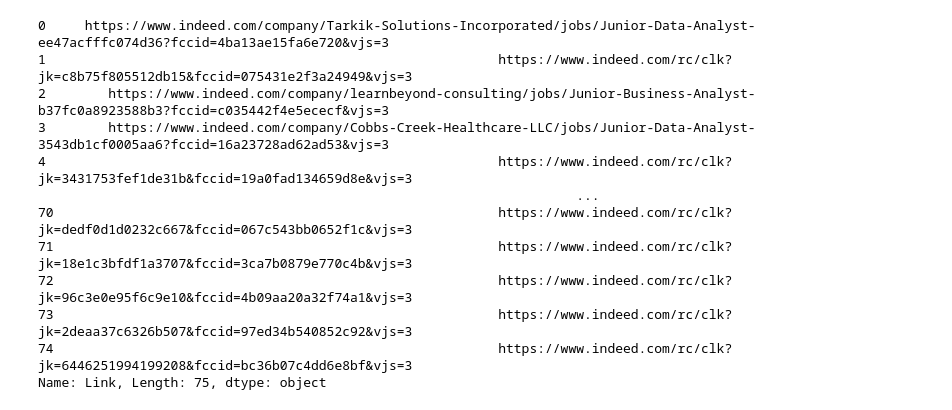
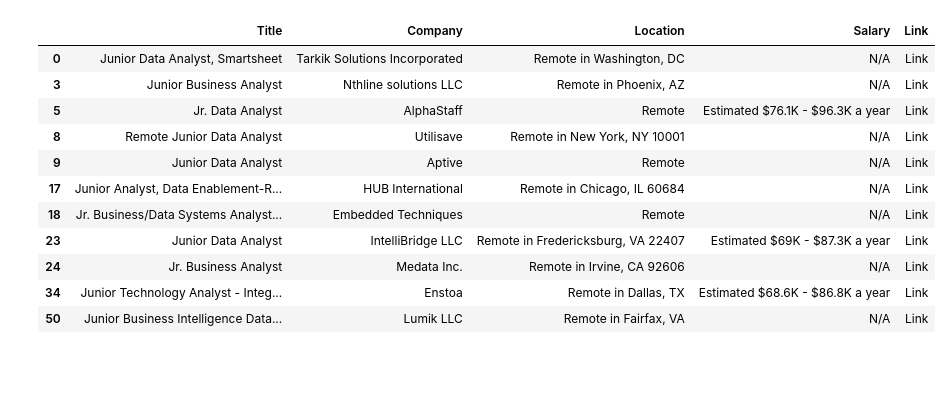
Before and after one commit to AdamTuor/jobSearch, a Jupyter notebook: jobSearch.ipynb, the cells around one changed output. Saved outputs shown, nothing was run; the diff lists cells and outputs as text; code cells hidden in the pictures; blank space fills up the shorter version.

```diff
--- a/jobSearch.ipynb
+++ b/jobSearch.ipynb
@@ -72,2 +82,2 @@ display(df)
 # %%
-pd.set_option('display.max_colwidth',None)
+#pd.set_option('display.max_colwidth',None)
@@ -91,15 +88,15 @@ Name: Link, dtype: object
-# %%
-df['Link']
-# %% [output]
-0     https://www.indeed.com/company/Tarkik-Solutions-Incorporated/jobs/Junior-Data-Analyst-ee47acfffc074d36?fccid=4ba13ae15fa6e720&vjs=3
-1                                                          https://www.indeed.com/rc/clk?jk=c8b75f805512db15&fccid=075431e2f3a24949&vjs=3
-2        https://www.indeed.com/company/learnbeyond-consulting/jobs/Junior-Business-Analyst-b37fc0a8923588b3?fccid=c035442f4e5ececf&vjs=3
-3        https://www.indeed.com/company/Cobbs-Creek-Healthcare-LLC/jobs/Junior-Data-Analyst-3543db1cf0005aa6?fccid=16a23728ad62ad53&vjs=3
-4                                                          https://www.indeed.com/rc/clk?jk=3431753fef1de31b&fccid=19a0fad134659d8e&vjs=3
-                                                                     ...
-70                                                         https://www.indeed.com/rc/clk?jk=dedf0d1d0232c667&fccid=067c543bb0652f1c&vjs=3
-71                                                         https://www.indeed.com/rc/clk?jk=18e1c3bfdf1a3707&fccid=3ca7b0879e770c4b&vjs=3
-72                                                         https://www.indeed.com/rc/clk?jk=96c3e0e95f6c9e10&fccid=4b09aa20a32f74a1&vjs=3
-73                                                         https://www.indeed.com/rc/clk?jk=2deaa37c6326b507&fccid=97ed34b540852c92&vjs=3
-74                                                         https://www.indeed.com/rc/clk?jk=6446251994199208&fccid=bc36b07c4dd6e8bf&vjs=3
-Name: Link, Length: 75, dtype: object
+# %%
+display(HTML(remote_rows.to_html(render_links=True, escape=False)))
+# %% [output]
+|  | Title | Company | Location | Salary | Link |
+| 0 | Junior Data Analyst, Smartsheet | Tarkik Solutions Incorporated | Remote in Washington, DC | N/A | Link |
+| 3 | Junior Business Analyst | Nthline solutions LLC | Remote in Phoenix, AZ | N/A | Link |
+| 5 | Jr. Data Analyst | AlphaStaff | Remote | Estimated $76.1K - $96.3K a year | Link |
+| 8 | Remote Junior Data Analyst | Utilisave | Remote in New York, NY 10001 | N/A | Link |
+| 9 | Junior Data Analyst | Aptive | Remote | N/A | Link |
+| 17 | Junior Analyst, Data Enablement-R... | HUB International | Remote in Chicago, IL 60684 | N/A | Link |
+| 18 | Jr. Business/Data Systems Analyst... | Embedded Techniques | Remote | N/A | Link |
+| 23 | Junior Data Analyst | IntelliBridge LLC | Remote in Fredericksburg, VA 22407 | Estimated $69K - $87.3K a year | Link |
+| 24 | Jr. Business Analyst | Medata Inc. | Remote in Irvine, CA 92606 | N/A | Link |
+| 34 | Junior Technology Analyst - Integ... | Enstoa | Remote in Dallas, TX | Estimated $68.6K - $86.8K a year | Link |
+| 50 | Junior Business Intelligence Data... | Lumik LLC | Remote in Fairfax, VA | N/A | Link |
```
Also changed, not shown: parts of 7 cells of this notebook.
